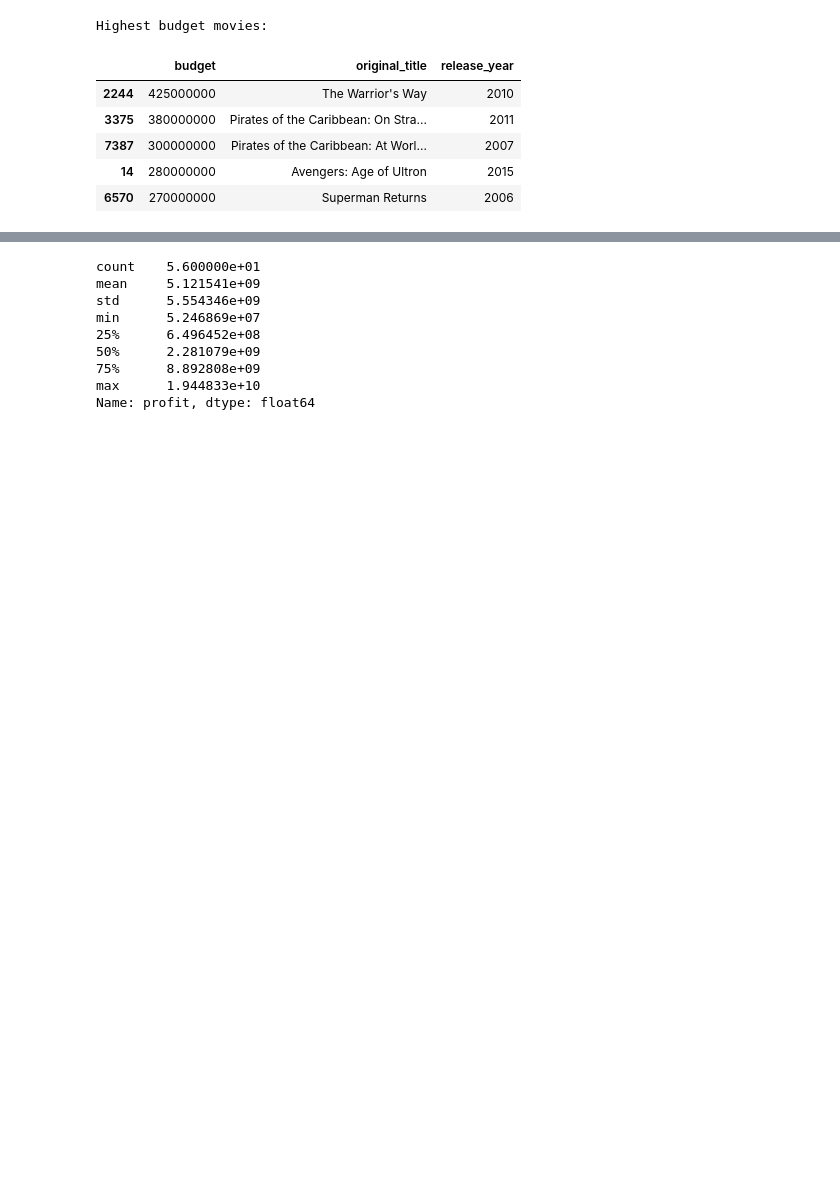
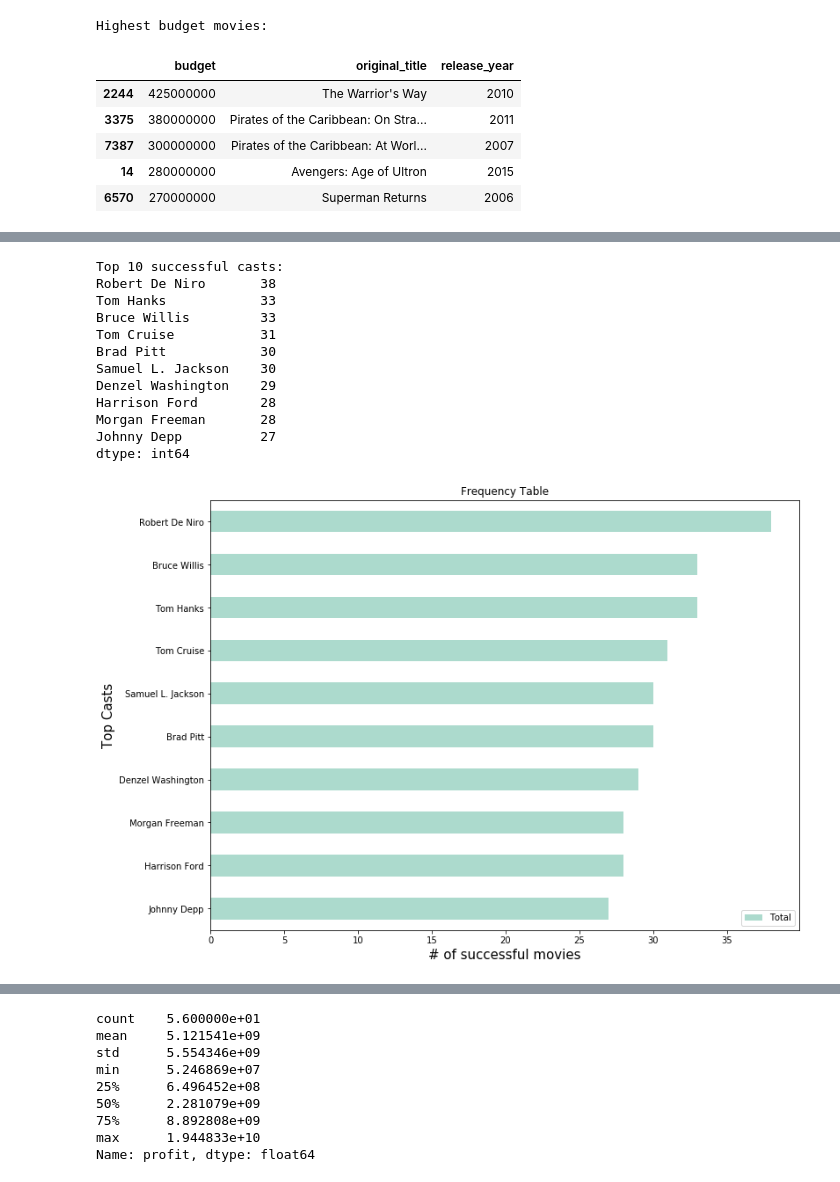
Before and after one commit to aaronbcj/udacity-MLFND, a Jupyter notebook: 3_Inferential_stats/TMDb_movie_analysis.ipynb, the cells around one changed output, grey strips where cells are left out. Cells and saved outputs as stored; diff of their text form; code cells hidden in the pictures; blank space fills up the shorter version.

```diff
--- a/3_Inferential_stats/TMDb_movie_analysis.ipynb
+++ b/3_Inferential_stats/TMDb_movie_analysis.ipynb
@@ -335,0 +340,23 @@ dtype: int64
+# %%
+# Get top 10 casts from successful movies (profit > 0)
+profit_data = data_nonzero[data_nonzero['profit'] > 0]
+casts = get_series_count(profit_data, 'cast', ascend=False, topn=10)
+
+print('Top 10 successful casts:')
+print(casts)
+
+draw_Hbar(casts, 'Casts')
+# %% [output]
+Top 10 successful casts:
+Robert De Niro       38
+Tom Hanks            33
+Bruce Willis         33
+Tom Cruise           31
+Brad Pitt            30
+Samuel L. Jackson    30
+Denzel Washington    29
+Harrison Ford        28
+Morgan Freeman       28
+Johnny Depp          27
+dtype: int64
+[figure, added]
```
Also changed, not shown: parts of 23 cells of this notebook, 3 other files.
